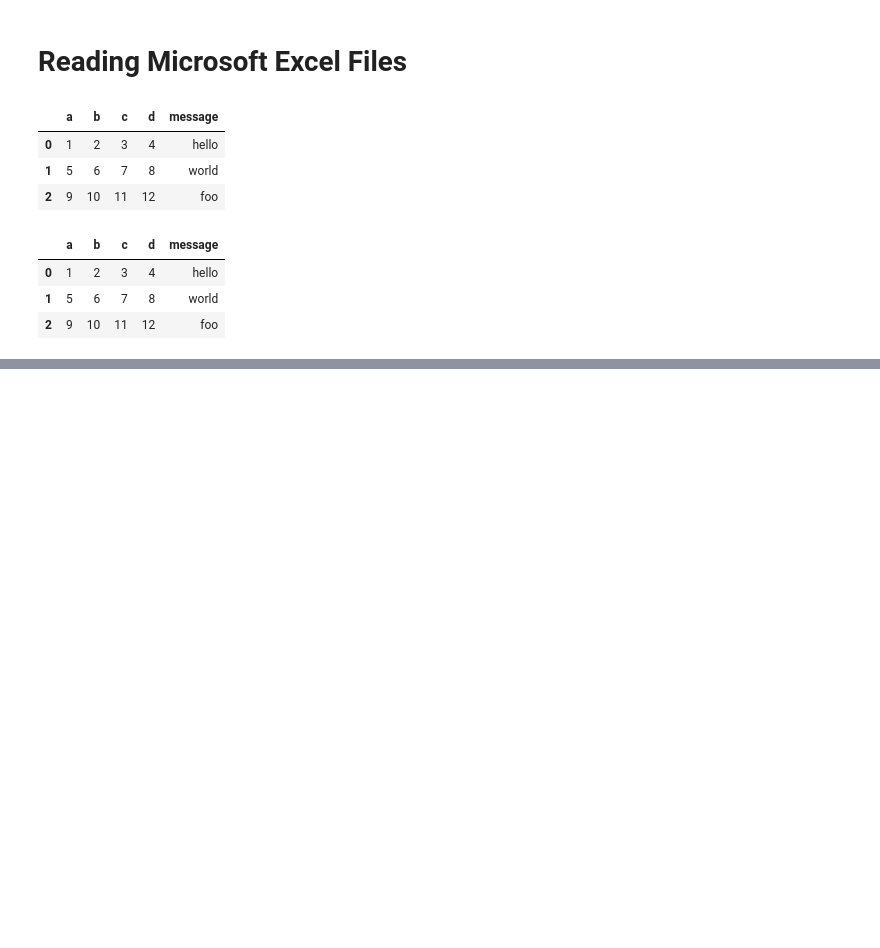
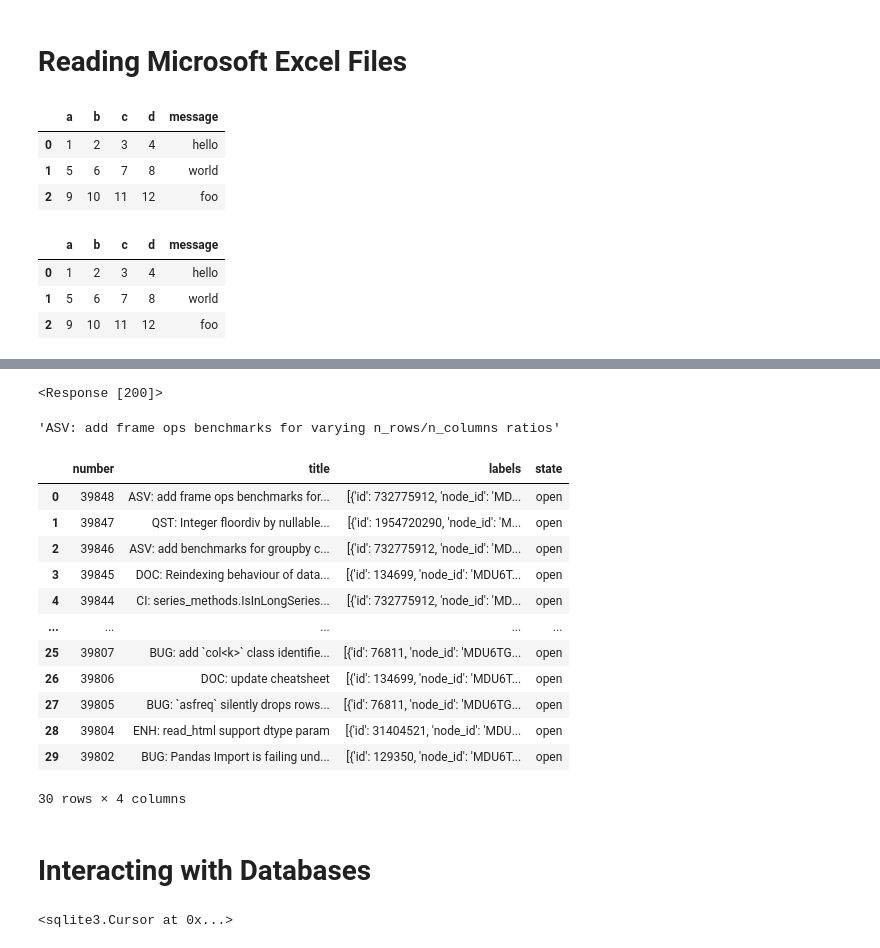
Before and after one commit to SulemanJaved/PIAIC-quarter2-practice, a Jupyter notebook: pandas/pandas_book_chap#6_Practice.ipynb, the cells around one changed output, grey strips where cells are left out. Saved outputs shown, nothing was run; the diff lists cells and outputs as text; code cells hidden in the pictures; blank space fills up the shorter version.

```diff
--- a/pandas/pandas_book_chap#6_Practice.ipynb
+++ b/pandas/pandas_book_chap#6_Practice.ipynb
@@ -500,0 +505,34 @@ frame.to_excel('Files/ex3.xlsx')
+# %%
+url = 'https://api.github.com/repos/pandas-dev/pandas/issues'
+# %%
+resp = requests.get(url)
+# %%
+resp
+# %% [output]
+<Response [200]>
+# %%
+data = resp.json()
+# %%
+data[0]['title']
+# %% [output]
+'ASV: add frame ops benchmarks for varying n_rows/n_columns ratios'
+# %%
+issues = pd.DataFrame(data, columns=['number', 'title', 'labels', 'state'])
+# %%
+issues
+# %% [output]
+|  | number | title | labels | state |
+| 0 | 39848 | ASV: add frame ops benchmarks for... | [{'id': 732775912, 'node_id': 'MD... | open |
+| 1 | 39847 | QST: Integer floordiv by nullable... | [{'id': 1954720290, 'node_id': 'M... | open |
+| 2 | 39846 | ASV: add benchmarks for groupby c... | [{'id': 732775912, 'node_id': 'MD... | open |
+| 3 | 39845 | DOC: Reindexing behaviour of data... | [{'id': 134699, 'node_id': 'MDU6T... | open |
+| 4 | 39844 | CI: series_methods.IsInLongSeries... | [{'id': 732775912, 'node_id': 'MD... | open |
+| ... | ... | ... | ... | ... |
+| 25 | 39807 | BUG: add `col<k>` class identifie... | [{'id': 76811, 'node_id': 'MDU6TG... | open |
+| 26 | 39806 | DOC: update cheatsheet | [{'id': 134699, 'node_id': 'MDU6T... | open |
+| 27 | 39805 | BUG: `asfreq` silently drops rows... | [{'id': 76811, 'node_id': 'MDU6TG... | open |
+| 28 | 39804 | ENH: read_html support dtype param | [{'id': 31404521, 'node_id': 'MDU... | open |
+| 29 | 39802 | BUG: Pandas Import is failing und... | [{'id': 129350, 'node_id': 'MDU6T... | open |
+30 rows × 4 columns
+# %% [markdown]
+# Interacting with Databases
@@ -500,0 +545,4 @@ frame.to_excel('Files/ex3.xlsx')
+# %%
+con.execute(query)
+# %% [output]
+<sqlite3.Cursor at 0x...>
```
Also changed, not shown: parts of 21 cells of this notebook, 4 other files.
